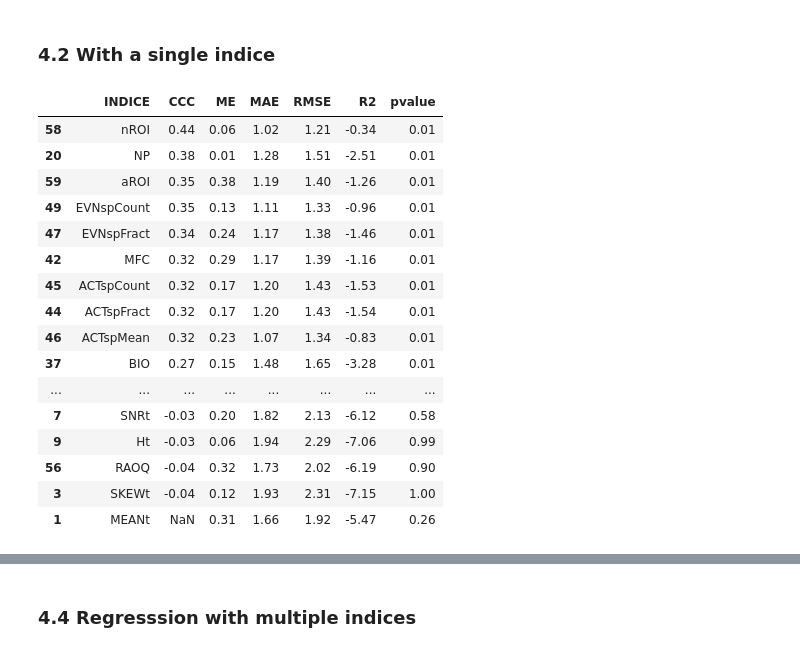
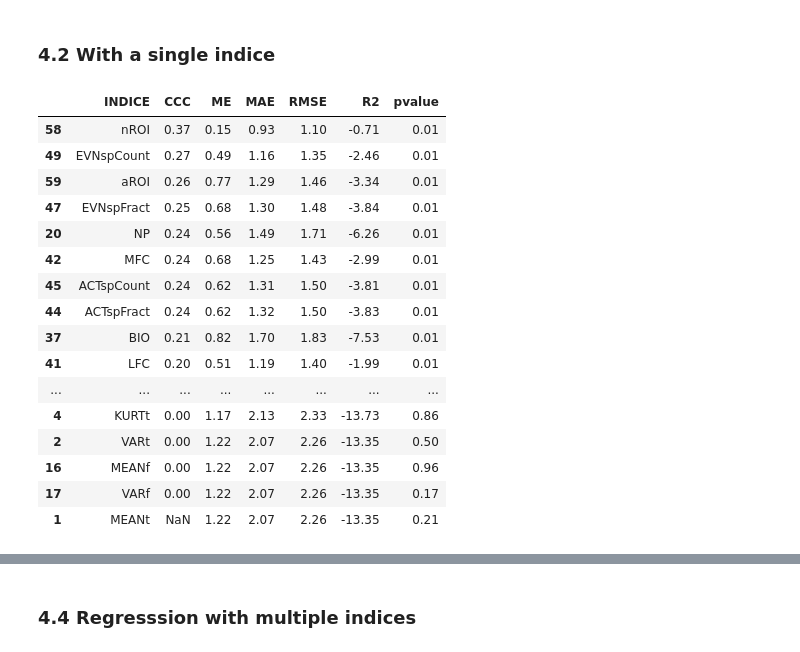
Before and after one commit to ear-team/haupert_acoustic_indices_2025, a Jupyter notebook: notebooks/03_indices_regression_linear_Groupkfold_by_habitat.ipynb, the cells around one changed output, grey strips where cells are left out. Saved outputs shown, nothing was run; the diff lists cells and outputs as text; code cells hidden in the pictures.

```diff
--- a/notebooks/03_indices_regression_linear_Groupkfold_by_habitat.ipynb
+++ b/notebooks/03_indices_regression_linear_Groupkfold_by_habitat.ipynb
@@ -604,7 +589,7 @@ https://towardsdatascience.com/explaining-negative-r-squared-17894ca26321
 
 # https://scikit-learn.org/stable/auto_examples/linear_model/plot_robust_fit.html#sphx-glr-auto-examples-linear-model-plot-robust-fit-py
 # Best Regressor when outliers are present in x and y
-model = HuberRegressor(fit_intercept=True)
+model = HuberRegressor(epsilon=1.35,fit_intercept=True)
 # %% [markdown]
 ### 4.2 With a single indice
 # %%
@@ -618,14 +603,10 @@ model = HuberRegressor(fit_intercept=True)
     Interpretation of the scores
     ----------------------------
     CCC           => CCC is close to 1 when variables are very similar
-    CCC_L_SHIFT   => the shift location of equivalent variables is close to 0
-    CCC_S_SHIFT   => The scale shift of equivalent variables is close to 1
-    CCC_BIAS      => bias correction factor measures the deviation of the regression line of the variables from the line with equation y=x. It is close to 1 when there is no deviation.
     ME            => ME close to 0 means no biais
     MAE           => MAE close to 0 means no error
     RMSE          => RMSE close to 0 means no error
     R2            => R2 close to 1 means that the model explains all the variance (only true when the train and test data are from the same distribution)
-    MEDIAN_AE     => MEDIAN_AE close to 0 means no error
     pvalue        => pvalue < 0.05 means that the model is significant
 
     Summary of the steps:
@@ -633,9 +614,9 @@ model = HuberRegressor(fit_intercept=True)
     - For each indice in the list of indices:
         - Perform a GroupKFold regression using the indice as predictor and the ground truth as target
         - Store the metrics for each indice in a dataframe (df_metrics_kfold)
-        - Store the best model for each indice in a dictionnary
+        - Store the models for each indice in a dictionnary
     - Filter the dataframe (df_metrics_kfold) to keep only the rows with pvalue < 0.05
-    - Sort the dataframe (df_metrics_kfold) by R2
+    - Sort the dataframe (df_metrics_kfold) by CCC in descending order
     - Display the dataframe (df_metrics_kfold)
 ================================================================================"""
 
@@ -650,50 +631,51 @@ df_metrics_kfold = pd.DataFrame(columns=[
                                 'ME',
                                 'MAE', 'RMSE', 'R2',
                                 'pvalue'])
 
-best_models_kfolds = {}
+models_kfolds = {}
 
 # Do Group Kfold Regression
 for CURRENT_INDICE in CONFIG['list_indices'] :
     current_df_metrics_kfold, current_model_list = groupkfold_regression(
                                                         indices=[CURRENT_INDICE],
                                                         gt=GT,
                                                         df=df,
                                                         model=model,
                                                         seed = CONFIG['seed'],
                                                         verbose=False,
                                                         )
 
     # concatenate the dataframe
     df_metrics_kfold = pd.concat([df_metrics_kfold, current_df_metrics_kfold], axis=0, ignore_index=True)
 
-    # add model to the dictionnary for the current indice
-    best_models_kfolds.update(current_model_list[0])
+    # add models to the dictionnary for the current indice
+    models_kfolds.update(current_model_list[0])
 
 # do not show the error in this cell
 warnings.filterwarnings('default')
 
-# sort the dataframe by R_CCC_train
+
+# sort the dataframe by CCC in descending order
 df_metrics_kfold.sort_values(['CCC'], ascending=False, inplace=True)
 
 # display the dataframe
 pd.options.display.float_format = "{:,.2f}".format # display numbers with 2 decimals
 display(df_metrics_kfold)
 # %% [output]
 |  | INDICE | CCC | ME | MAE | RMSE | R2 | pvalue |
-| 58 | nROI | 0.44 | 0.06 | 1.02 | 1.21 | -0.34 | 0.01 |
-| 20 | NP | 0.38 | 0.01 | 1.28 | 1.51 | -2.51 | 0.01 |
-| 59 | aROI | 0.35 | 0.38 | 1.19 | 1.40 | -1.26 | 0.01 |
-| 49 | EVNspCount | 0.35 | 0.13 | 1.11 | 1.33 | -0.96 | 0.01 |
-| 47 | EVNspFract | 0.34 | 0.24 | 1.17 | 1.38 | -1.46 | 0.01 |
-| 42 | MFC | 0.32 | 0.29 | 1.17 | 1.39 | -1.16 | 0.01 |
-| 45 | ACTspCount | 0.32 | 0.17 | 1.20 | 1.43 | -1.53 | 0.01 |
-| 44 | ACTspFract | 0.32 | 0.17 | 1.20 | 1.43 | -1.54 | 0.01 |
-| 46 | ACTspMean | 0.32 | 0.23 | 1.07 | 1.34 | -0.83 | 0.01 |
-| 37 | BIO | 0.27 | 0.15 | 1.48 | 1.65 | -3.28 | 0.01 |
+| 58 | nROI | 0.37 | 0.15 | 0.93 | 1.10 | -0.71 | 0.01 |
+| 49 | EVNspCount | 0.27 | 0.49 | 1.16 | 1.35 | -2.46 | 0.01 |
+| 59 | aROI | 0.26 | 0.77 | 1.29 | 1.46 | -3.34 | 0.01 |
+| 47 | EVNspFract | 0.25 | 0.68 | 1.30 | 1.48 | -3.84 | 0.01 |
+| 20 | NP | 0.24 | 0.56 | 1.49 | 1.71 | -6.26 | 0.01 |
+| 42 | MFC | 0.24 | 0.68 | 1.25 | 1.43 | -2.99 | 0.01 |
+| 45 | ACTspCount | 0.24 | 0.62 | 1.31 | 1.50 | -3.81 | 0.01 |
+| 44 | ACTspFract | 0.24 | 0.62 | 1.32 | 1.50 | -3.83 | 0.01 |
+| 37 | BIO | 0.21 | 0.82 | 1.70 | 1.83 | -7.53 | 0.01 |
+| 41 | LFC | 0.20 | 0.51 | 1.19 | 1.40 | -1.99 | 0.01 |
 | ... | ... | ... | ... | ... | ... | ... | ... |
-| 7 | SNRt | -0.03 | 0.20 | 1.82 | 2.13 | -6.12 | 0.58 |
-| 9 | Ht | -0.03 | 0.06 | 1.94 | 2.29 | -7.06 | 0.99 |
-| 56 | RAOQ | -0.04 | 0.32 | 1.73 | 2.02 | -6.19 | 0.90 |
-| 3 | SKEWt | -0.04 | 0.12 | 1.93 | 2.31 | -7.15 | 1.00 |
-| 1 | MEANt | NaN | 0.31 | 1.66 | 1.92 | -5.47 | 0.26 |
+| 4 | KURTt | 0.00 | 1.17 | 2.13 | 2.33 | -13.73 | 0.86 |
+| 2 | VARt | 0.00 | 1.22 | 2.07 | 2.26 | -13.35 | 0.50 |
+| 16 | MEANf | 0.00 | 1.22 | 2.07 | 2.26 | -13.35 | 0.96 |
+| 17 | VARf | 0.00 | 1.22 | 2.07 | 2.26 | -13.35 | 0.17 |
+| 1 | MEANt | NaN | 1.22 | 2.07 | 2.26 | -13.35 | 0.21 |
```
Also changed, not shown: parts of 15 cells of this notebook, 4 other files.
